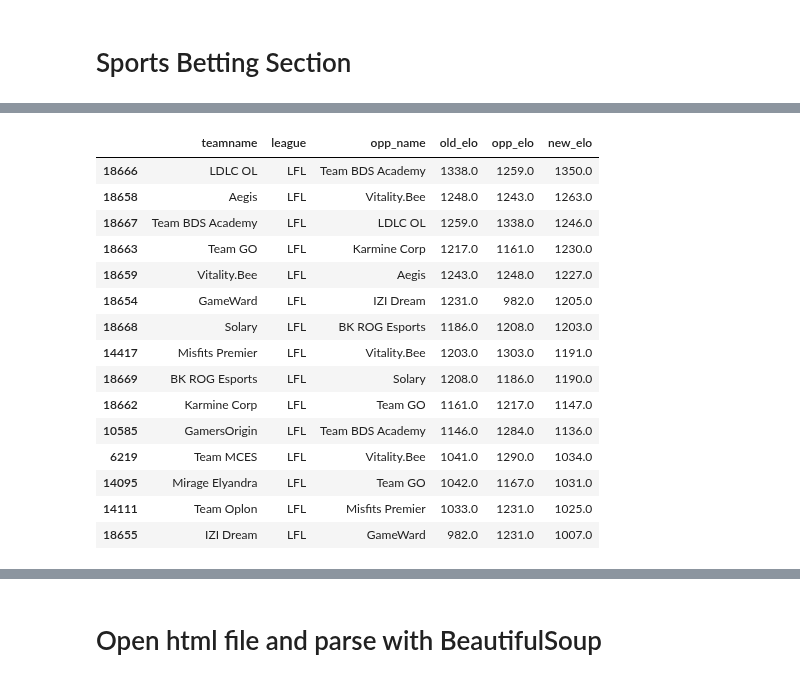
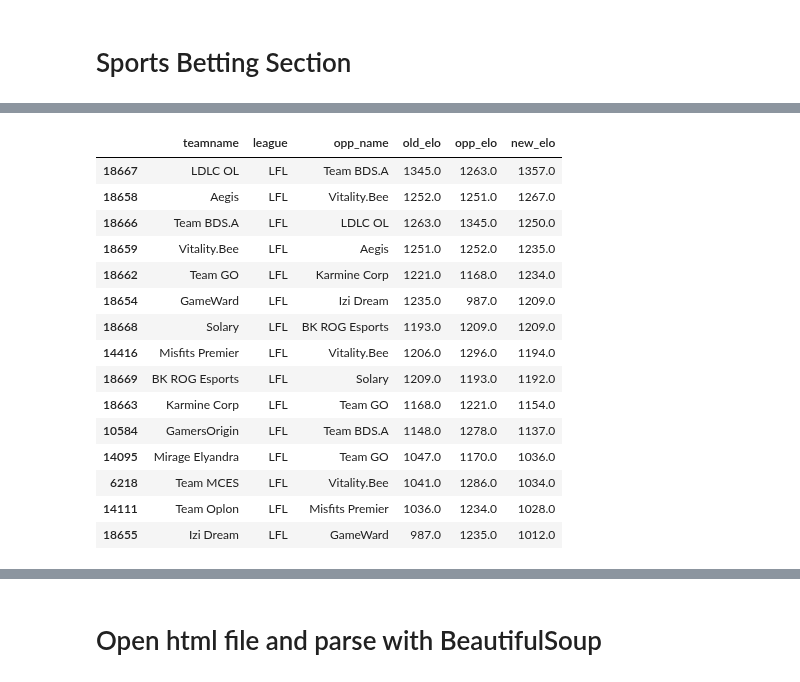
Before and after one commit to richie-p-meyer/league, a Jupyter notebook: scratch.ipynb, the cells around one changed output, grey strips where cells are left out. Cells and saved outputs as stored; diff of their text form; code cells hidden in the pictures.

```diff
--- a/scratch.ipynb
+++ b/scratch.ipynb
@@ -85,7 +85,15 @@ def wrangle_df(df):
     df = df[df.league.isin(leagues)] #Grab leagues of interest
     df = df[df.position=='team'] #Remove individual player stats
 
-    df = df.reset_index(drop=True) #Reset index
+    mapping = {'Excel Esports':'Excel','EDward Gaming':'Edward Gaming','KaBuM! Esports':'KaBuM! e-Sports',
+     'BISONS ECLUB':'BISONS Eclub','KOI':'KOI Academy','exeed':'Exeed','Grypciocraft Esports':'Grypciocraft',
+     'Komil&amp;Friends':'Komil&Friends','IZI Dream':'Izi Dream','Team BDS Academy':'Team BDS.A',
+     'FURIA Academy':'FURIA.A','Fluxo Academy':'Fluxo.A','INTZ Academy':'INTZ.A','KaBuM! Academy':'KaBuM! e-Sports.A',
+     'LOUD Academy':'LOUD.A','Liberty Academy':'Liberty.A','Los Grandes Academy':'Los Grandes.A',
+     'RED Academy':'RED Canids.A','Vivo Keyd Stars Academy':'Vivo Keyd Stars.A','paiN Gaming Academy':'paiN Gaming.A',
+     'MAMMOTH':'Mammoth'}
+
+    df.teamname.replace(mapping,inplace=True)
 
     df.split = df.split.str.replace('Split 1','Spring').str.replace('Split 2','Summer') #Rename 'split' names
     df.split = df.split.str.replace('Opening','Spring').str.replace('Closing','Summer')
@@ -183,11 +160,20 @@ df[['teamname','league','date','result','opp_name']].tail(20)
 # %% [markdown]
 # Sports Betting Section
 # %%
-def get_league(team): #Returns a league ("LCS,LPL,etc.") sorted by latest elo
-    return current_elo[current_elo.league==team].sort_values('new_elo',ascending=False)
+def get_league(df, league_name): #Returns a league ("LCS,LPL,etc.") sorted by latest elo
+    '''
+    pass in 2 parameters:
+    df, league_name
+    '''
+    return df[df.league==league_name].sort_values('new_elo',ascending=False)
 
-def get_team(df, team):
-    return df[df.teamname==team].sort_values(by='date',ascending = False)
+def get_team(df, team,how_many):
+    '''
+    pass in 3 parameters:
+    df, teamname, how many results you want
+    '''
+    return df[df.teamname==team][['teamname','opp_name','date','result','old_elo','opp_elo','new_elo']].\
+sort_values(by='date',ascending = False).head(how_many)
 
 def single_game_odds(df, teams, opponents, bet_odds):
     """
@@ -305,20 +284,20 @@ get_team(df,"Orbit Anonymo")
 # %%
-get_league("LFL")
+get_league(current_elo,"LFL")
 # %% [output]
 |  | teamname | league | opp_name | old_elo | opp_elo | new_elo |
-| 18666 | LDLC OL | LFL | Team BDS Academy | 1338.0 | 1259.0 | 1350.0 |
-| 18658 | Aegis | LFL | Vitality.Bee | 1248.0 | 1243.0 | 1263.0 |
-| 18667 | Team BDS Academy | LFL | LDLC OL | 1259.0 | 1338.0 | 1246.0 |
-| 18663 | Team GO | LFL | Karmine Corp | 1217.0 | 1161.0 | 1230.0 |
-| 18659 | Vitality.Bee | LFL | Aegis | 1243.0 | 1248.0 | 1227.0 |
-| 18654 | GameWard | LFL | IZI Dream | 1231.0 | 982.0 | 1205.0 |
-| 18668 | Solary | LFL | BK ROG Esports | 1186.0 | 1208.0 | 1203.0 |
-| 14417 | Misfits Premier | LFL | Vitality.Bee | 1203.0 | 1303.0 | 1191.0 |
-| 18669 | BK ROG Esports | LFL | Solary | 1208.0 | 1186.0 | 1190.0 |
-| 18662 | Karmine Corp | LFL | Team GO | 1161.0 | 1217.0 | 1147.0 |
-| 10585 | GamersOrigin | LFL | Team BDS Academy | 1146.0 | 1284.0 | 1136.0 |
-| 6219 | Team MCES | LFL | Vitality.Bee | 1041.0 | 1290.0 | 1034.0 |
-| 14095 | Mirage Elyandra | LFL | Team GO | 1042.0 | 1167.0 | 1031.0 |
-| 14111 | Team Oplon | LFL | Misfits Premier | 1033.0 | 1231.0 | 1025.0 |
-| 18655 | IZI Dream | LFL | GameWard | 982.0 | 1231.0 | 1007.0 |
+| 18667 | LDLC OL | LFL | Team BDS.A | 1345.0 | 1263.0 | 1357.0 |
+| 18658 | Aegis | LFL | Vitality.Bee | 1252.0 | 1251.0 | 1267.0 |
+| 18666 | Team BDS.A | LFL | LDLC OL | 1263.0 | 1345.0 | 1250.0 |
+| 18659 | Vitality.Bee | LFL | Aegis | 1251.0 | 1252.0 | 1235.0 |
+| 18662 | Team GO | LFL | Karmine Corp | 1221.0 | 1168.0 | 1234.0 |
+| 18654 | GameWard | LFL | Izi Dream | 1235.0 | 987.0 | 1209.0 |
+| 18668 | Solary | LFL | BK ROG Esports | 1193.0 | 1209.0 | 1209.0 |
+| 14416 | Misfits Premier | LFL | Vitality.Bee | 1206.0 | 1296.0 | 1194.0 |
+| 18669 | BK ROG Esports | LFL | Solary | 1209.0 | 1193.0 | 1192.0 |
+| 18663 | Karmine Corp | LFL | Team GO | 1168.0 | 1221.0 | 1154.0 |
+| 10584 | GamersOrigin | LFL | Team BDS.A | 1148.0 | 1278.0 | 1137.0 |
+| 14095 | Mirage Elyandra | LFL | Team GO | 1047.0 | 1170.0 | 1036.0 |
+| 6218 | Team MCES | LFL | Vitality.Bee | 1041.0 | 1286.0 | 1034.0 |
+| 14111 | Team Oplon | LFL | Misfits Premier | 1036.0 | 1234.0 | 1028.0 |
+| 18655 | Izi Dream | LFL | GameWard | 987.0 | 1235.0 | 1012.0 |
 # %%
```
Also changed, not shown: parts of 18 cells of this notebook, 2 other files.
